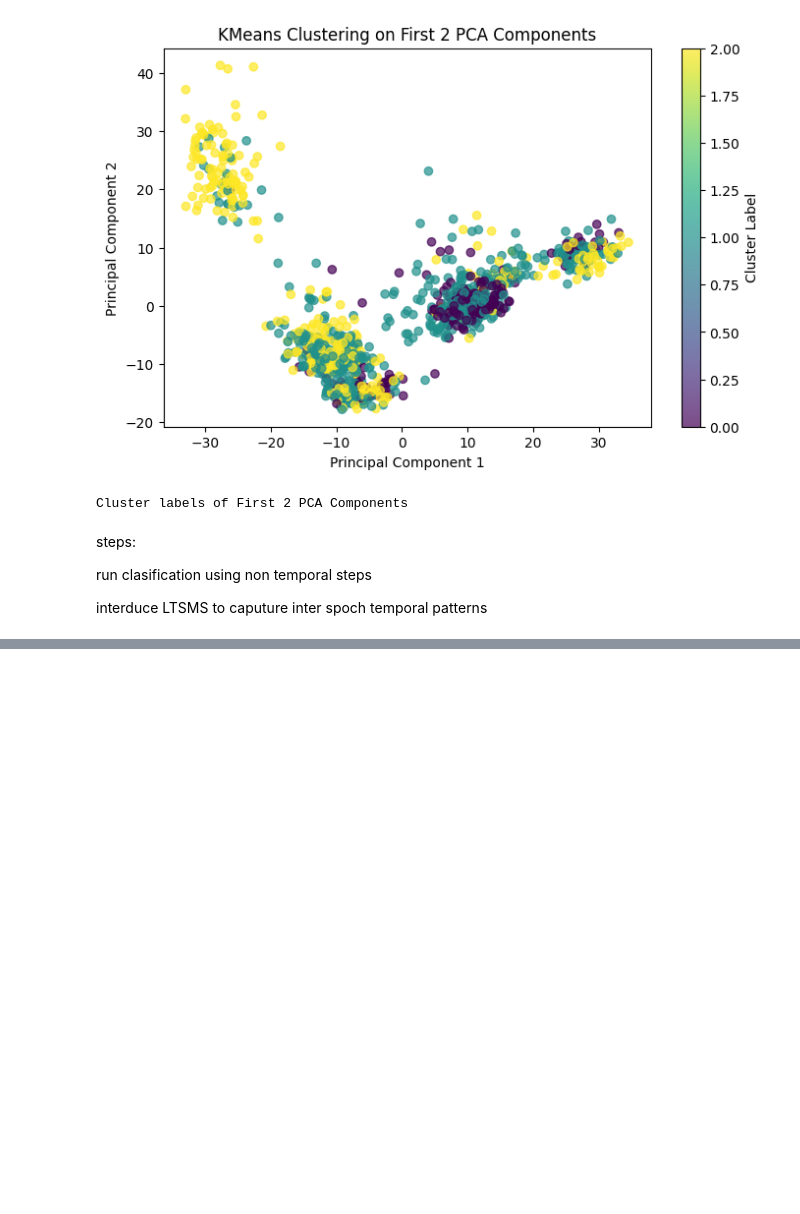
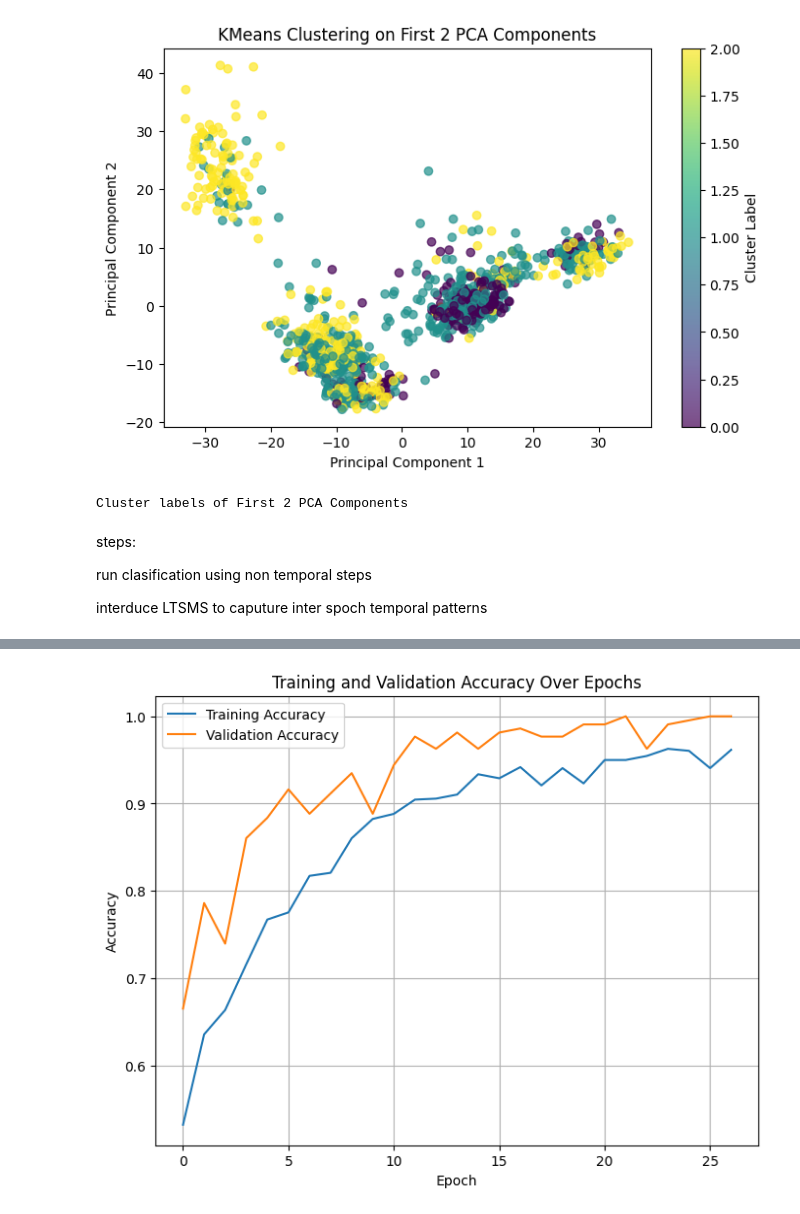
Before and after one commit to parvchor/COGS-118B-Project, a Jupyter notebook: workingCopy2 copy.ipynb, the cells around one changed output, grey strips where cells are left out. Drawn from its saved outputs; the diff is of its cells as text; code cells hidden in the pictures; blank space fills up the shorter version.

```diff
--- a/workingCopy2 copy.ipynb
+++ b/workingCopy2 copy.ipynb
@@ -256,0 +513,21 @@ interduce LTSMS to caputure inter spoch temporal patterns
+# %%
+
+# Assume you've already trained the model and have the history object:
+# history = model.fit(X_resampled, y_resampled_cat, validation_split=0.2, epochs=50, batch_size=16, verbose=1)
+
+# Extract the accuracy values from the history object
+train_accuracy = history.history['accuracy']
+val_accuracy = history.history['val_accuracy']
+
+# Create a plot
+plt.figure(figsize=(8, 6))
+plt.plot(train_accuracy, label='Training Accuracy')
+plt.plot(val_accuracy, label='Validation Accuracy')
+plt.title('Training and Validation Accuracy Over Epochs')
+plt.xlabel('Epoch')
+plt.ylabel('Accuracy')
+plt.legend()
+plt.grid(True)
+plt.show()
+# %% [output]
+[figure, added]
```
Also changed, not shown: parts of 9 cells of this notebook.
